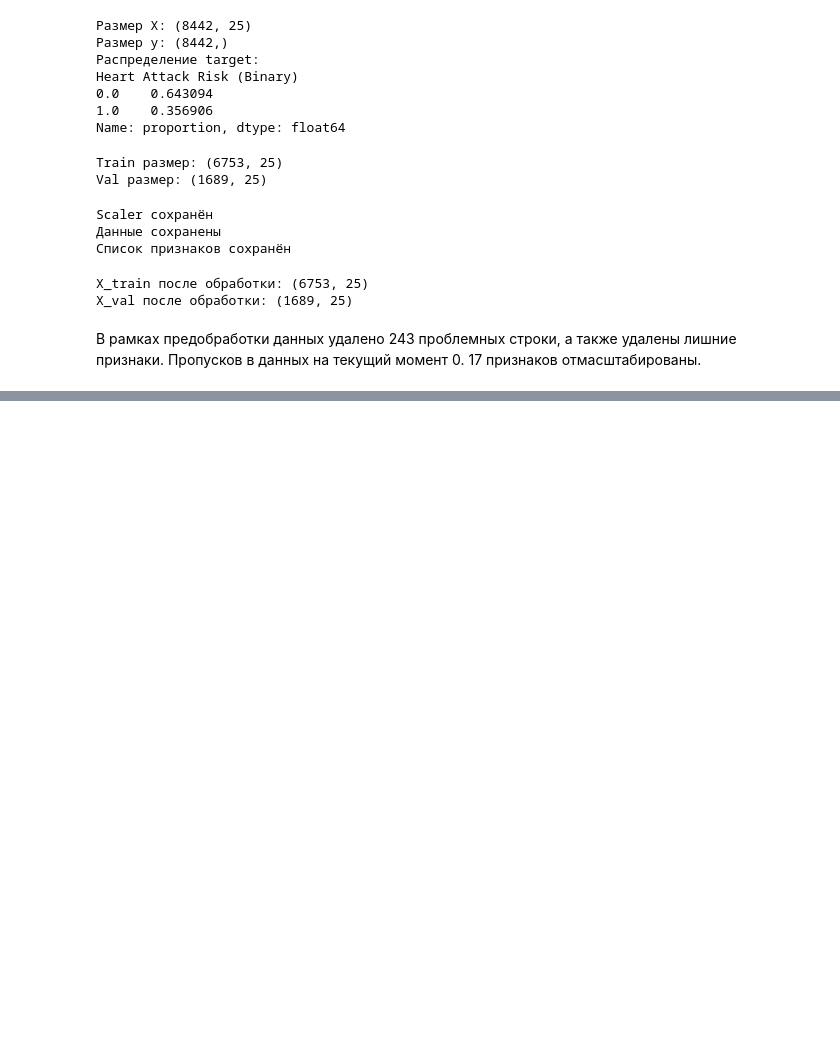
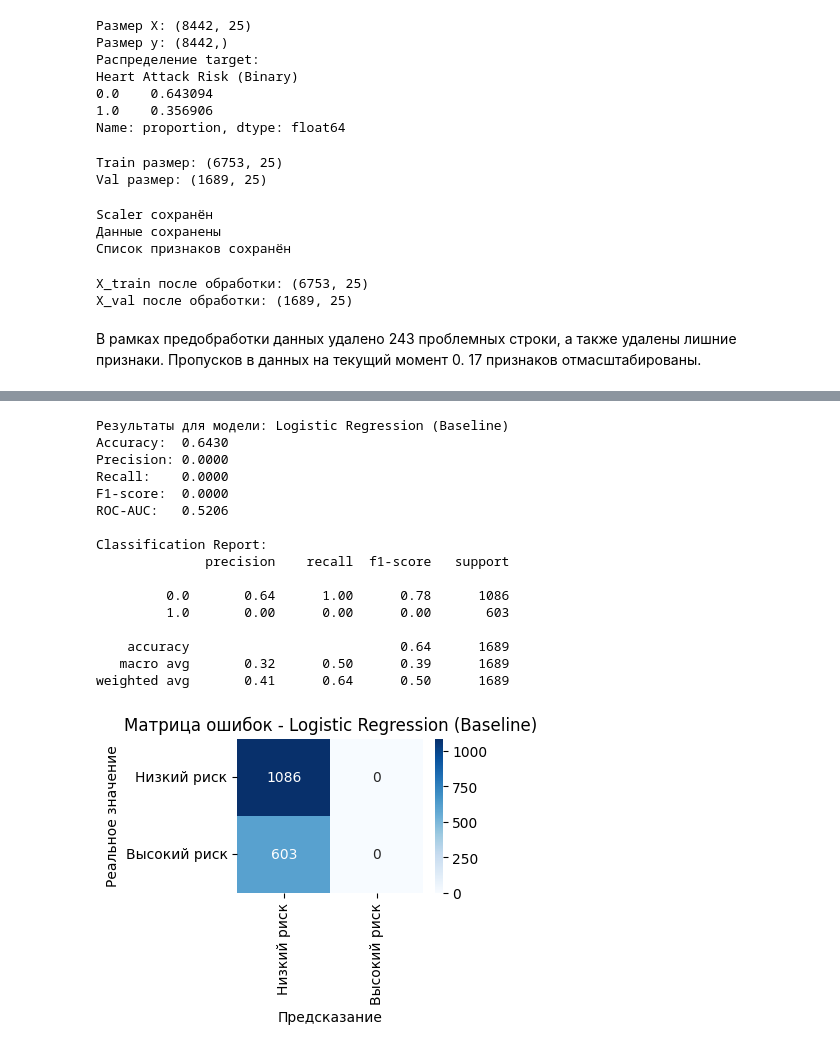
Before and after one commit to mrezaeva99-dotcom/heart_attack_risk, a Jupyter notebook: notebooks/01_eda.ipynb, the cells around one changed output, grey strips where cells are left out. Drawn from its saved outputs; the diff is of its cells as text; code cells hidden in the pictures; blank space fills up the shorter version.

```diff
--- a/notebooks/01_eda.ipynb
+++ b/notebooks/01_eda.ipynb
@@ -573,0 +584,15 @@ X_val после обработки: (1689, 25)
+# %%
+# Определяем числовые колонки для масштабирования
+numeric_cols = X_train.select_dtypes(include=['float64', 'int64']).columns
+
+# Создаём и применяем scaler
+scaler = StandardScaler()
+X_train_scaled = X_train.copy()
+X_val_scaled = X_val.copy()
+
+X_train_scaled[numeric_cols] = scaler.fit_transform(X_train[numeric_cols])
+X_val_scaled[numeric_cols] = scaler.transform(X_val[numeric_cols])
+
+print("Масштабирование выполнено!")
+print(f"X_train_scaled shape: {X_train_scaled.shape}")
+print(f"X_val_scaled shape: {X_val_scaled.shape}")
@@ -573,0 +663,25 @@ X_val после обработки: (1689, 25)
+# %%
+# Обучаем логистическую регрессию
+lr_model = LogisticRegression(random_state=42, max_iter=1000)
+lr_model.fit(X_train_scaled, y_train)
+
+# Оцениваем
+lr_results = evaluate_model(lr_model, X_val_scaled, y_val, "Logistic Regression (Baseline)")
+# %% [output]
+Результаты для модели: Logistic Regression (Baseline)
+Accuracy:  0.6430
+Precision: 0.0000
+Recall:    0.0000
+F1-score:  0.0000
+ROC-AUC:   0.5206
+
+Classification Report:
+              precision    recall  f1-score   support
+
+         0.0       0.64      1.00      0.78      1086
+         1.0       0.00      0.00      0.00       603
+
+    accuracy                           0.64      1689
+   macro avg       0.32      0.50      0.39      1689
+weighted avg       0.41      0.64      0.50      1689
+[figure, added]
```
Also changed, not shown: parts of 34 cells of this notebook, 15 other files.
